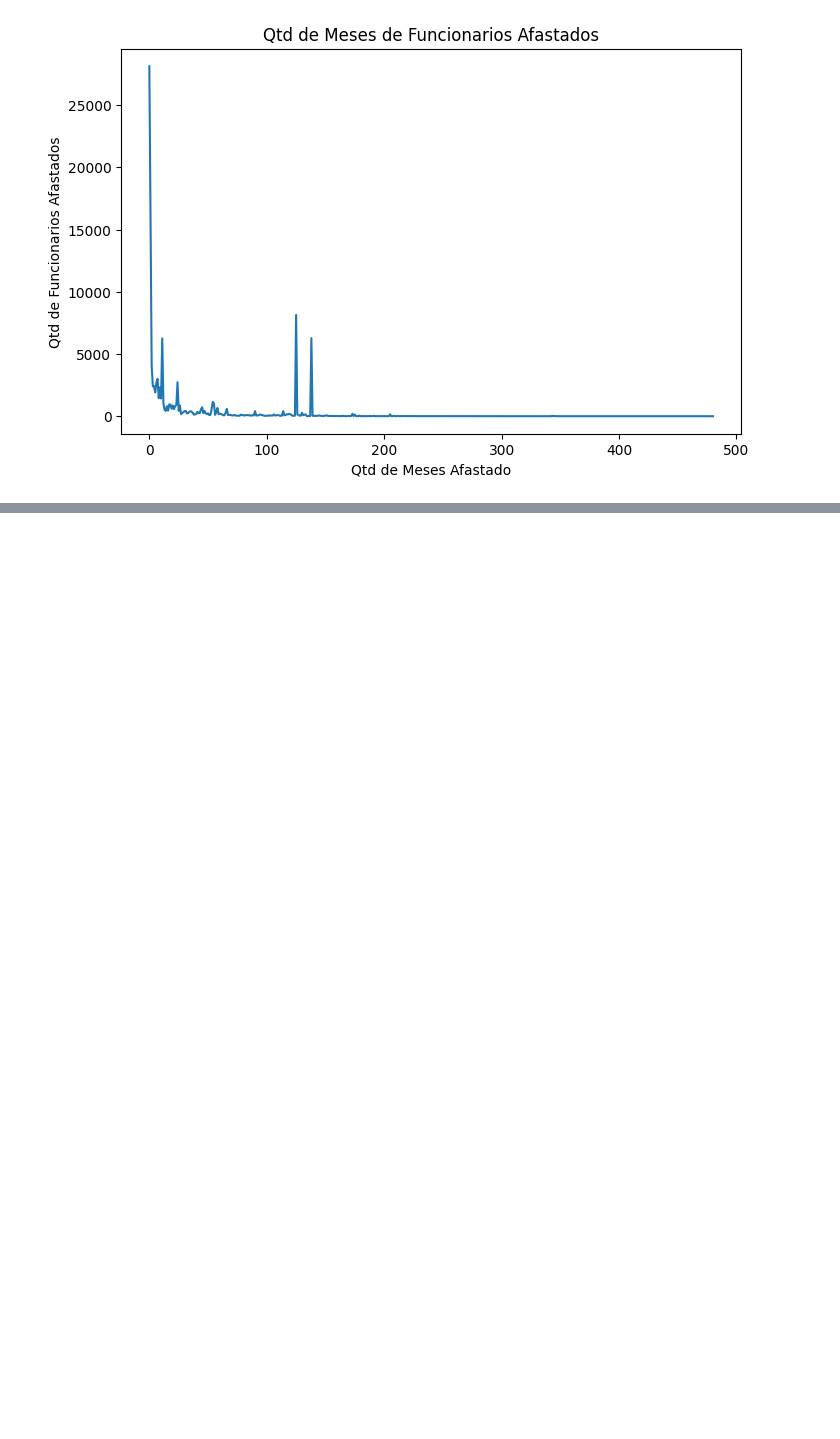
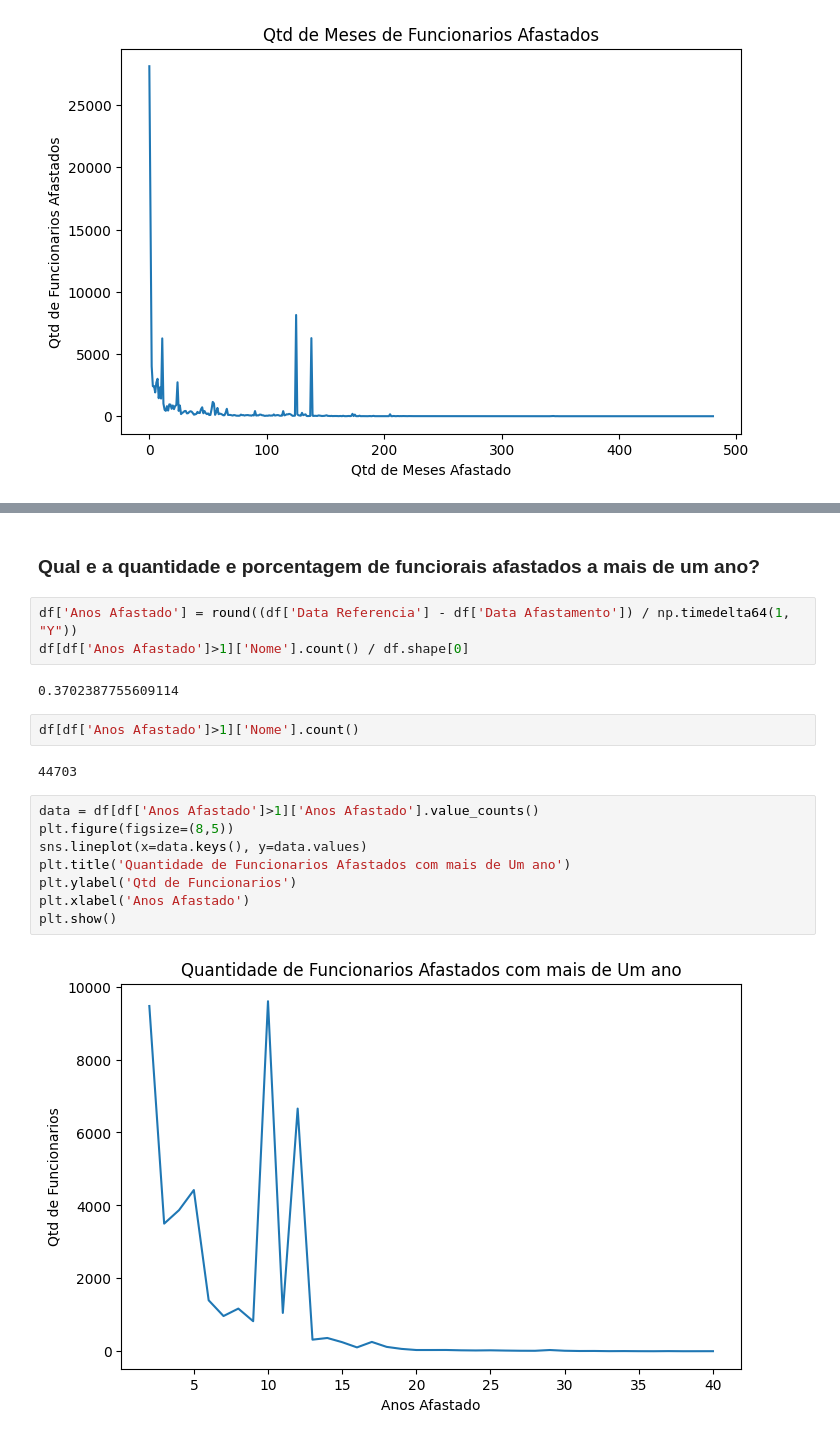
Before and after one commit to gabrielaquinosouza/ExploratoryDataAnalysis, a Jupyter notebook: EDA_AfastamentosInstuicoesFederais.ipynb, the cells around one changed output, grey strips where cells are left out. Drawn from its saved outputs; the diff is of its cells as text; blank space fills up the shorter version.

Commit message:
EDA Base Afastamento

```diff
--- a/EDA_AfastamentosInstuicoesFederais.ipynb
+++ b/EDA_AfastamentosInstuicoesFederais.ipynb
@@ -190,0 +171,21 @@ plt.show()
+# %% [markdown]
+### Qual e a quantidade e porcentagem de funciorais afastados a mais de um ano?
+# %%
+df['Anos Afastado'] = round((df['Data Referencia'] - df['Data Afastamento']) / np.timedelta64(1, "Y"))
+df[df['Anos Afastado']>1]['Nome'].count() / df.shape[0]
+# %% [output]
+0.3702387755609114
+# %%
+df[df['Anos Afastado']>1]['Nome'].count()
+# %% [output]
+44703
+# %%
+data = df[df['Anos Afastado']>1]['Anos Afastado'].value_counts()
+plt.figure(figsize=(8,5))
+sns.lineplot(x=data.keys(), y=data.values)
+plt.title('Quantidade de Funcionarios Afastados com mais de Um ano')
+plt.ylabel('Qtd de Funcionarios')
+plt.xlabel('Anos Afastado')
+plt.show()
+# %% [output]
+[figure, added]
```
Also changed, not shown: parts of 8 cells of this notebook.
